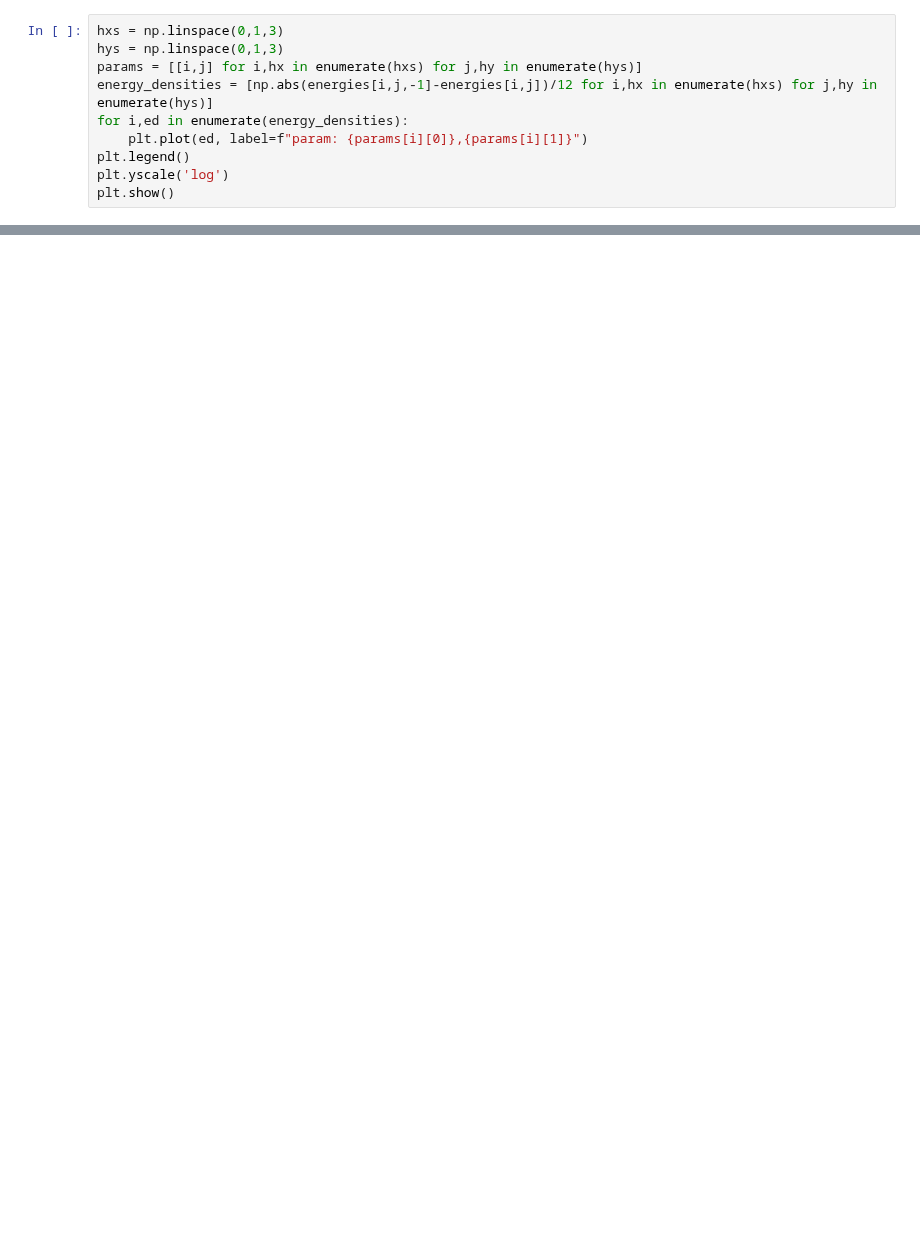
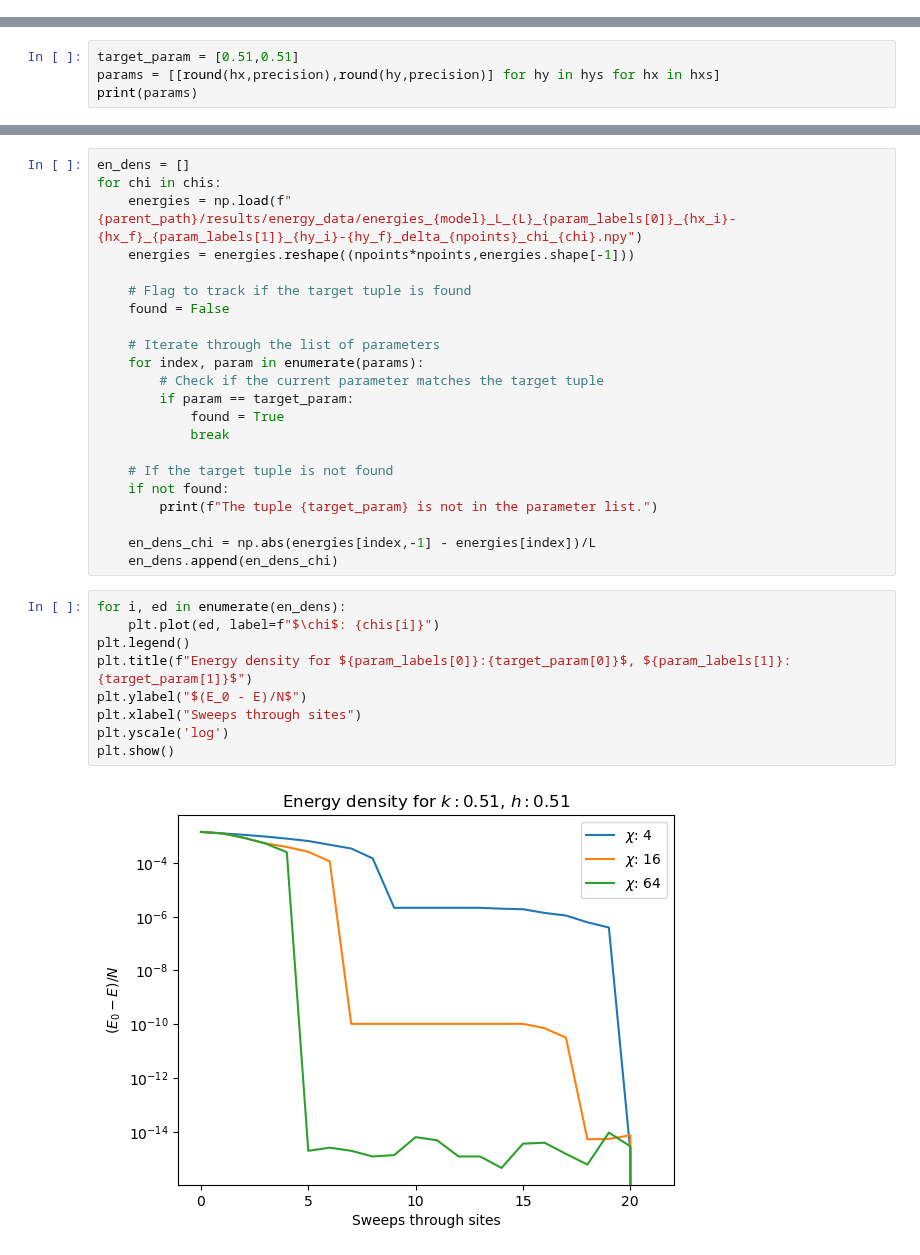
Before and after one commit to Fradm98/qs-mps, a Jupyter notebook: src/qs_mps/applications/CLUSTER/check_energies.ipynb, the cells around one changed output, grey strips where cells are left out. Cells and saved outputs as stored; diff of their text form; blank space fills up the shorter version.

Commit message:
correct orientation of the guess path and matrices of results. Working notebook to check the energies

```diff
--- a/src/qs_mps/applications/CLUSTER/check_energies.ipynb
+++ b/src/qs_mps/applications/CLUSTER/check_energies.ipynb
@@ -6,10 +5,0 @@ energies = np.load("G:\My Drive\projects\\3_CLUSTER\\results\energy_data\energie
-# %%
-hxs = np.linspace(0,1,3)
-hys = np.linspace(0,1,3)
-params = [[i,j] for i,hx in enumerate(hxs) for j,hy in enumerate(hys)]
-energy_densities = [np.abs(energies[i,j,-1]-energies[i,j])/12 for i,hx in enumerate(hxs) for j,hy in enumerate(hys)]
-for i,ed in enumerate(energy_densities):
-    plt.plot(ed, label=f"param: {params[i][0]},{params[i][1]}")
-plt.legend()
-plt.yscale('log')
-plt.show()
@@ -21,0 +105,4 @@ len(energies)
+# %%
+target_param = [0.51,0.51]
+params = [[round(hx,precision),round(hy,precision)] for hy in hys for hx in hxs]
+print(params)
@@ -21,0 +111,33 @@ len(energies)
+# %%
+en_dens = []
+for chi in chis:
+    energies = np.load(f"{parent_path}/results/energy_data/energies_{model}_L_{L}_{param_labels[0]}_{hx_i}-{hx_f}_{param_labels[1]}_{hy_i}-{hy_f}_delta_{npoints}_chi_{chi}.npy")
+    energies = energies.reshape((npoints*npoints,energies.shape[-1]))
+
+    # Flag to track if the target tuple is found
+    found = False
+
+    # Iterate through the list of parameters
+    for index, param in enumerate(params):
+        # Check if the current parameter matches the target tuple
+        if param == target_param:
+            found = True
+            break
+
+    # If the target tuple is not found
+    if not found:
+        print(f"The tuple {target_param} is not in the parameter list.")
+
+    en_dens_chi = np.abs(energies[index,-1] - energies[index])/L
+    en_dens.append(en_dens_chi)
+# %%
+for i, ed in enumerate(en_dens):
+    plt.plot(ed, label=f"$\chi$: {chis[i]}")
+plt.legend()
+plt.title(f"Energy density for ${param_labels[0]}:{target_param[0]}$, ${param_labels[1]}:{target_param[1]}$")
+plt.ylabel("$(E_0 - E)/N$")
+plt.xlabel("Sweeps through sites")
+plt.yscale('log')
+plt.show()
+# %% [output]
+[figure, added]
```
Also changed, not shown: parts of 17 cells of this notebook, 6 other files.
